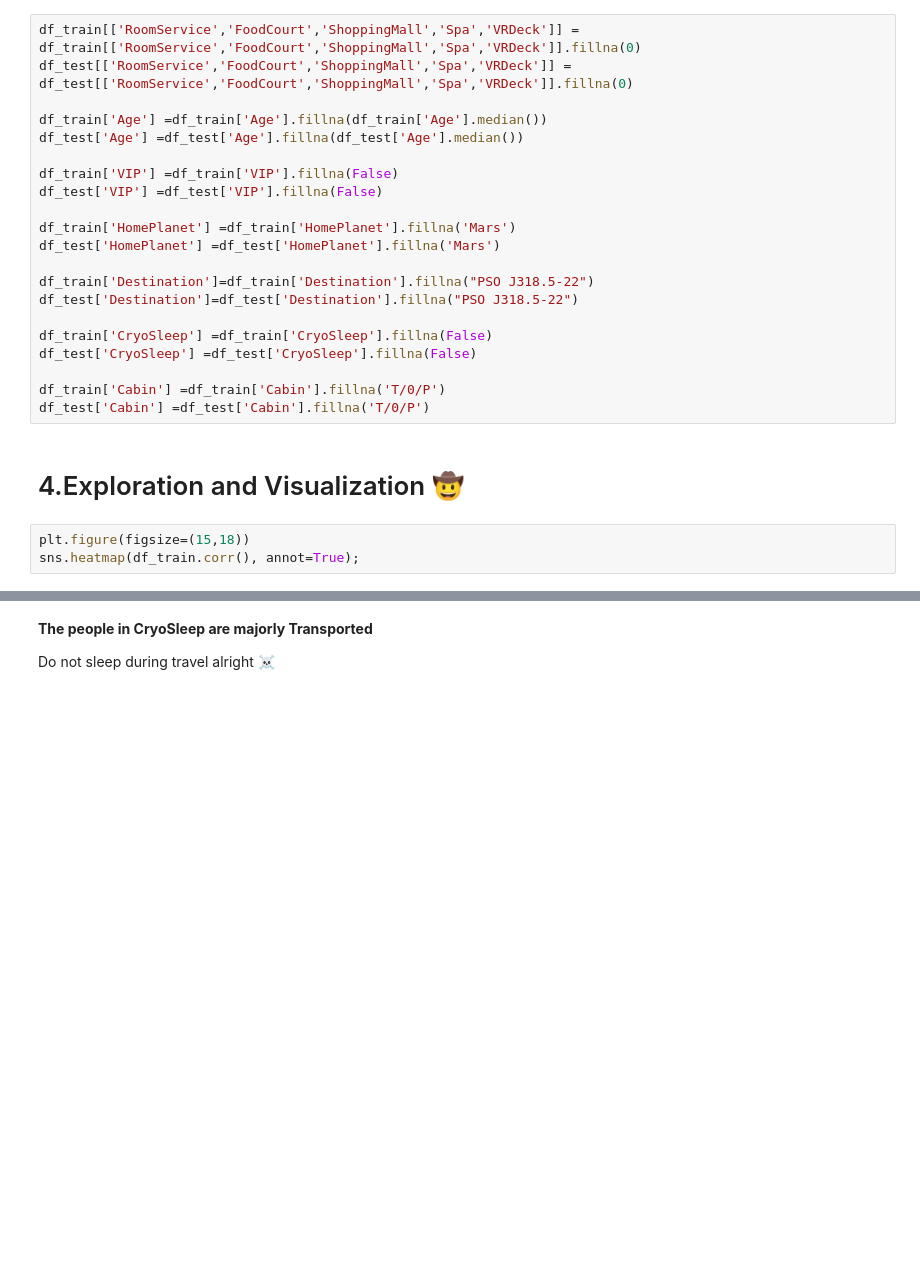
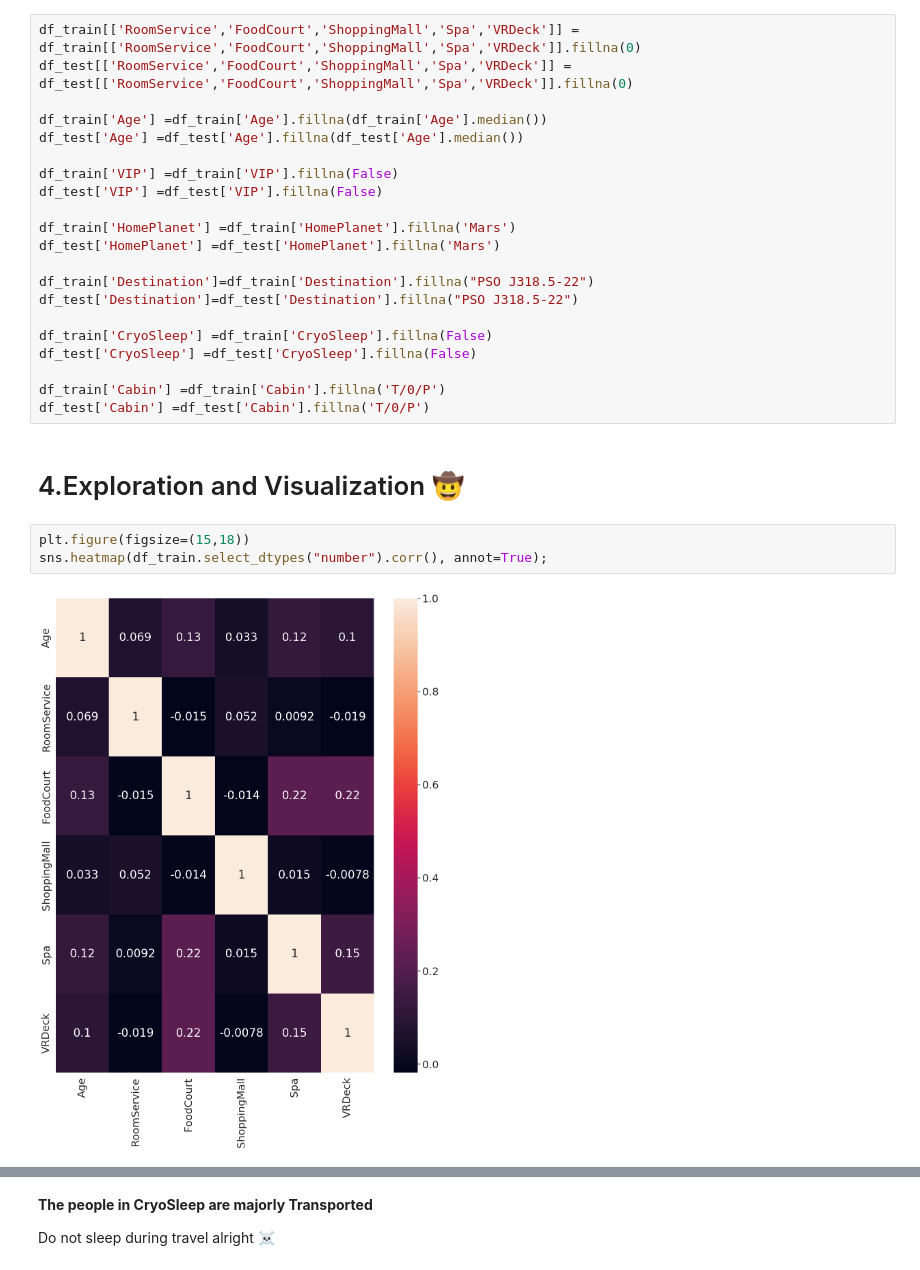
Before and after one commit to SearParsley/cs4320-spaceship-titanic-project, a Jupyter notebook: titanic.ipynb, the cells around one changed output, grey strips where cells are left out. Saved outputs shown, nothing was run; the diff lists cells and outputs as text; blank space fills up the shorter version.

```diff
--- a/titanic.ipynb
+++ b/titanic.ipynb
@@ -110,7 +176,9 @@ df_test['Cabin'] =df_test['Cabin'].fillna('T/0/P')
 # 4.Exploration and Visualization 🤠
 # %%
 plt.figure(figsize=(15,18))
-sns.heatmap(df_train.corr(), annot=True);
+sns.heatmap(df_train.select_dtypes("number").corr(), annot=True);
+# %% [output]
+[figure, added]
 # %%
 plt.pie(df_train.Transported.value_counts(), shadow=True, explode=[.1,.1], autopct='%.1f%%')
 plt.title('Transported ', size=18)
```
Also changed, not shown: parts of 18 cells of this notebook.
